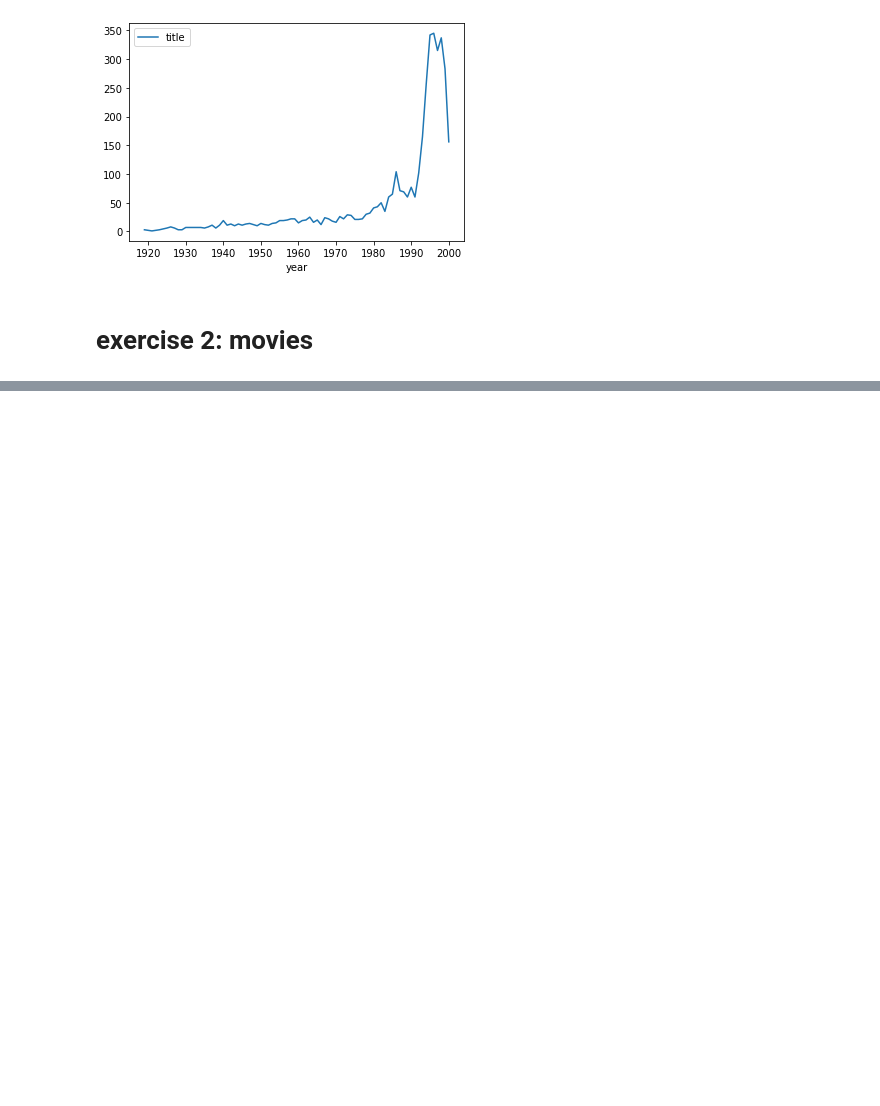
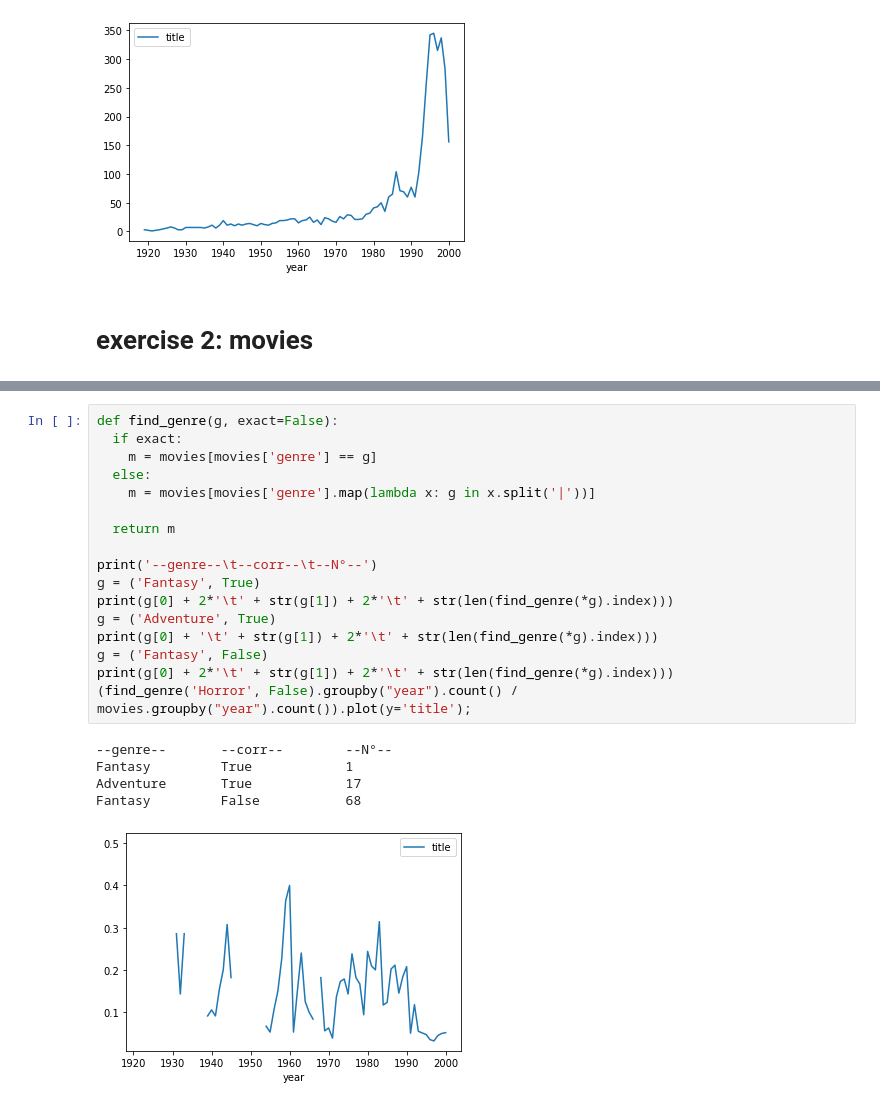
Before and after one commit to TheFox9711/MLPNS_LVolpi, a Jupyter notebook: MLPNS23_bootcamp.ipynb, the cells around one changed output, grey strips where cells are left out. Cells and saved outputs as stored; diff of their text form; blank space fills up the shorter version.

```diff
--- a/MLPNS23_bootcamp.ipynb
+++ b/MLPNS23_bootcamp.ipynb
@@ -396,3 +386,26 @@ print('Fantasy:\t' + str(genre_atleast('Fantasy')))
 Fantasy:        1
 Adventure:      17
 Fantasy:        68
+# %%
+def find_genre(g, exact=False):
+  if exact:
+    m = movies[movies['genre'] == g]
+  else:
+    m = movies[movies['genre'].map(lambda x: g in x.split('|'))]
+
+  return m
+
+print('--genre--\t--corr--\t--N°--')
+g = ('Fantasy', True)
+print(g[0] + 2*'\t' + str(g[1]) + 2*'\t' + str(len(find_genre(*g).index)))
+g = ('Adventure', True)
+print(g[0] + '\t' + str(g[1]) + 2*'\t' + str(len(find_genre(*g).index)))
+g = ('Fantasy', False)
+print(g[0] + 2*'\t' + str(g[1]) + 2*'\t' + str(len(find_genre(*g).index)))
+(find_genre('Horror', False).groupby("year").count() / movies.groupby("year").count()).plot(y='title');
+# %% [output]
+--genre--       --corr--        --N°--
+Fantasy         True            1
+Adventure       True            17
+Fantasy         False           68
+[figure, added]
```
Also changed, not shown: parts of 40 cells of this notebook.
